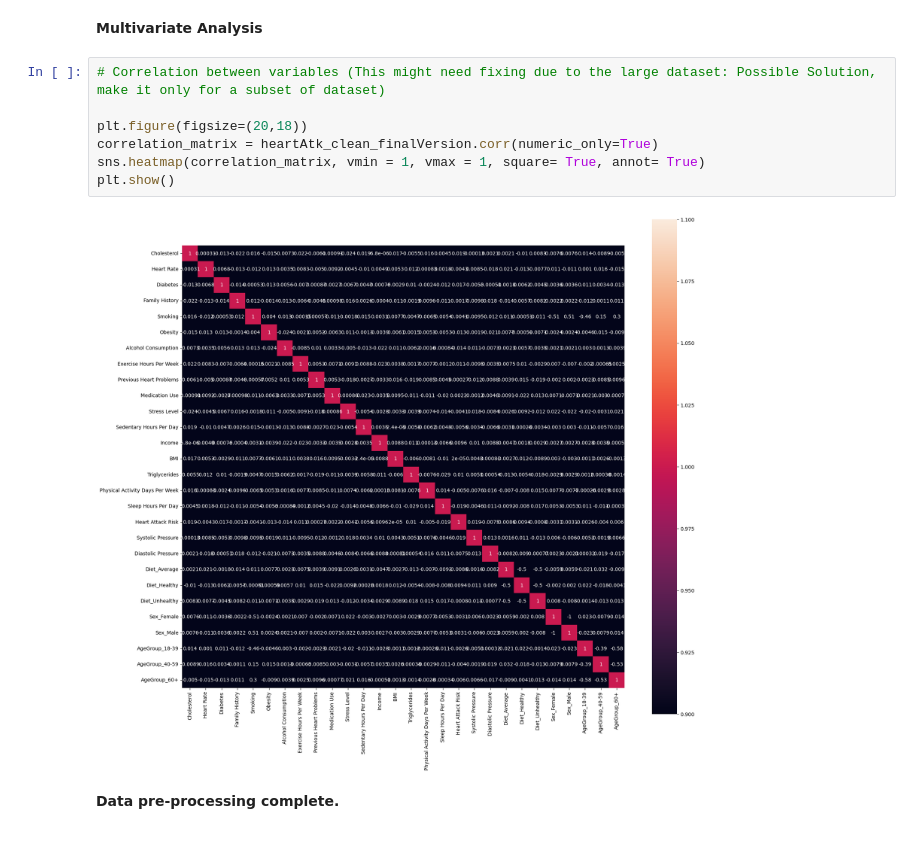
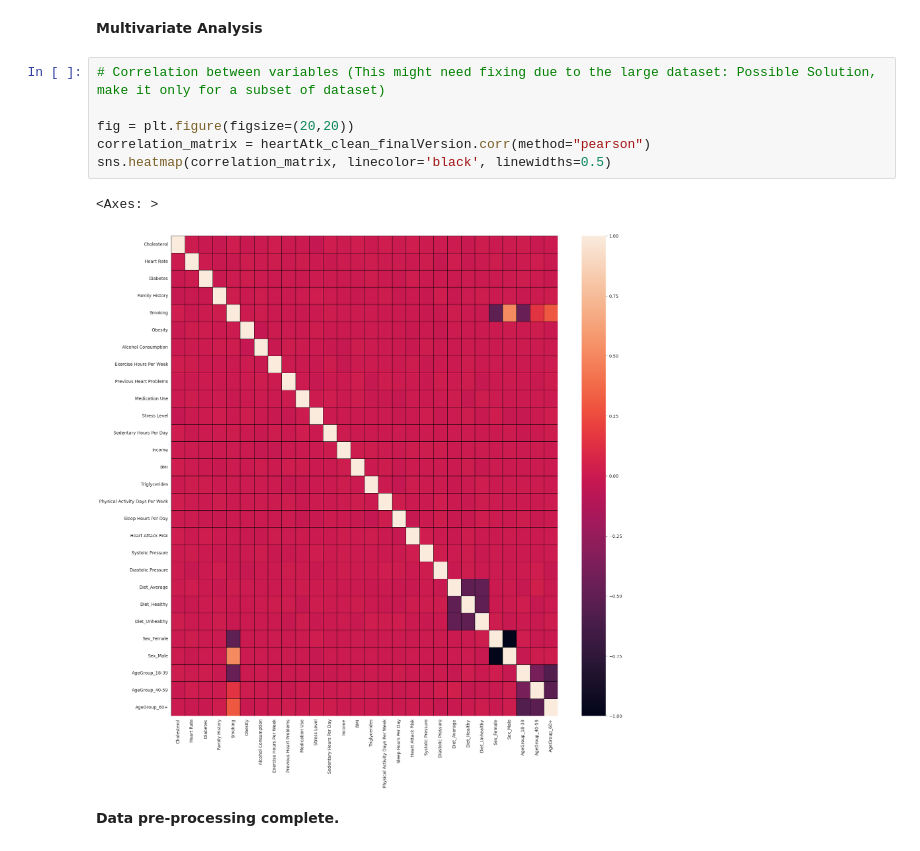
Before and after one commit to AN-DRE4/DadosAprendizagemAutomatica, a Jupyter notebook: HeartAttack.ipynb, the cells around one changed output. Saved outputs shown, nothing was run; the diff lists cells and outputs as text.

```diff
--- a/HeartAttack.ipynb
+++ b/HeartAttack.ipynb
@@ -292,12 +314,12 @@ heartAtk_clean_finalVersion
 # %%
 # Correlation between variables (This might need fixing due to the large dataset: Possible Solution, make it only for a subset of dataset)
 
-plt.figure(figsize=(20,18))
-correlation_matrix = heartAtk_clean_finalVersion.corr(numeric_only=True)
-sns.heatmap(correlation_matrix, vmin = 1, vmax = 1, square= True, annot= True)
-plt.show()
+fig = plt.figure(figsize=(20,20))
+correlation_matrix = heartAtk_clean_finalVersion.corr(method="pearson")
+sns.heatmap(correlation_matrix, linecolor='black', linewidths=0.5)
 # %% [output]
+<Axes: >
-[figure, old version]
+[figure, new version]
 # %% [markdown]
 **Data pre-processing complete.**
 # %% [markdown]
```
Also changed, not shown: parts of 18 cells of this notebook.
